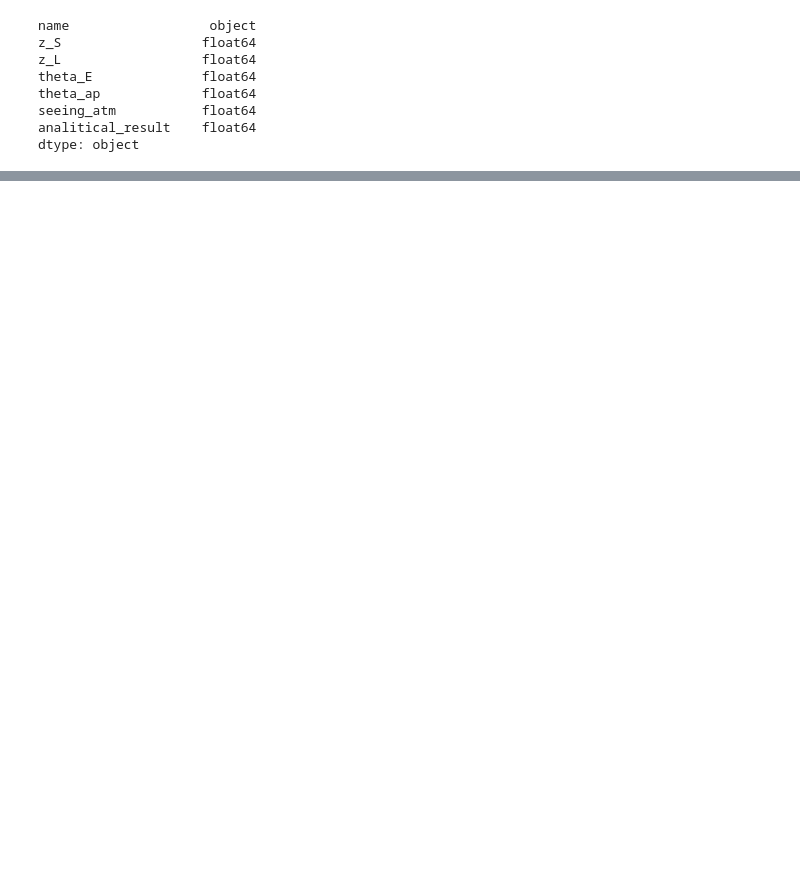
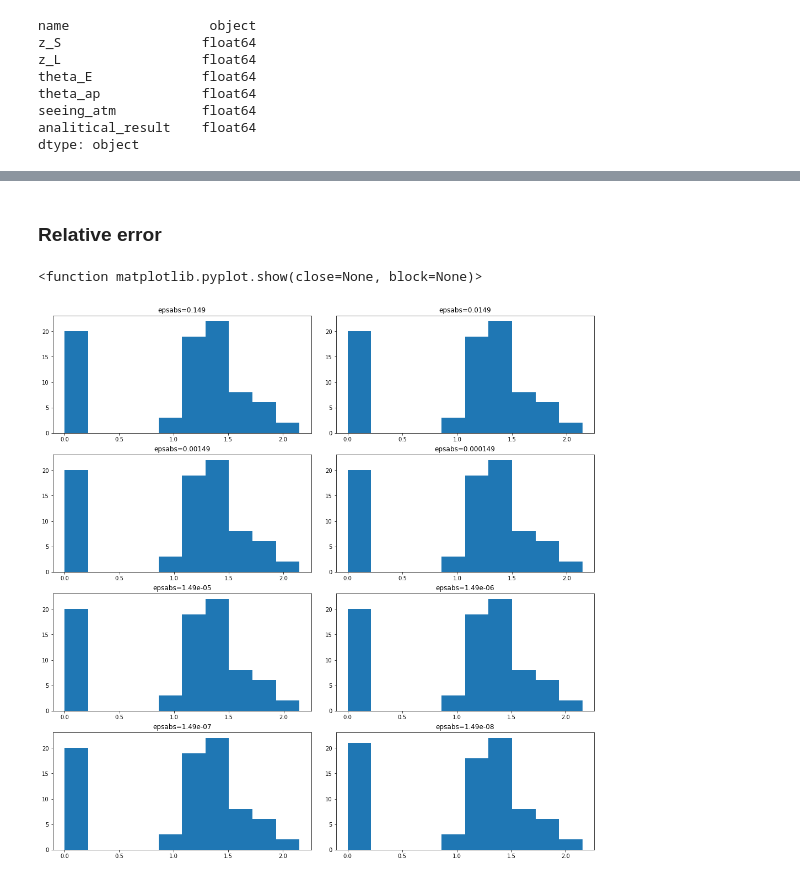
Before and after one commit to CosmoObs/SLtools, a Jupyter notebook: sltools/rings2cosmo/Velocity_dispersion_integrals/performancy_tests.ipynb, the cells around one changed output, grey strips where cells are left out. Saved outputs shown, nothing was run; the diff lists cells and outputs as text; code cells hidden in the pictures; blank space fills up the shorter version.

Commit message:
about the integral in the velocity dispersion, not much, just saving the up untill now progress in the analyses.

```diff
--- a/sltools/rings2cosmo/Velocity_dispersion_integrals/performancy_tests.ipynb
+++ b/sltools/rings2cosmo/Velocity_dispersion_integrals/performancy_tests.ipynb
@@ -168,10 +144,0 @@ So now I will compare the results
-# %%
-df_n04 = numerical[numerical["epsabs"] == 1.49e-04]
-df_n04 = df_n04.set_index('name').join(Analitical.set_index('name'))
-### to calculate the relative error
-errors = []
-
-for i in df_n04.index:
-    errors.append(abs(df_n04['integral_result'][i] - df_n04['analitical_result'][i])/df_n04['analitical_result'][i]*100)
-
-plt.hist(errors)
@@ -185,9 +144,0 @@ plt.hist(errors)
-# %%
-df_n08 = numerical[numerical["epsabs"] == 1.49e-08]
-df_n08 = df_n08.set_index('name').join(Analitical.set_index('name'))
-errors = []
-
-for i in df_n08.index:
-    errors.append(abs(df_n08['integral_result'][i] - df_n08['analitical_result'][i])/df_n08['analitical_result'][i]*100)
-
-plt.hist(errors)
@@ -229,0 +145,3 @@ df_n04.index
+# %%
+full_df = numerical.set_index('name').join(Analitical.set_index('name'))
+full_df.head()
@@ -229,0 +192,26 @@ df_n04.index
+# %% [markdown]
+### Relative error
+# %%
+epsabs = full_df['epsabs'].unique()
+
+hor = 2
+ver = np.int32(len(epsabs)/2)
+
+fig = plt.figure(figsize=(14, 14), constrained_layout=True)
+gs = fig.add_gridspec(ver, hor, left=0.05, right=0.5, wspace=0.05)
+
+i = 0
+
+for v in range(ver):
+    for h in range (hor):
+        filt = (full_df['epsabs'] == epsabs[i])
+        ax = fig.add_subplot(gs[v,h])
+        ax.hist(full_df.loc[filt, 'relative_error'])
+        ax.set_title('epsabs={}'.format(epsabs[i]))
+
+        i = i+1
+
+plt.show
+# %% [output]
+<function matplotlib.pyplot.show(close=None, block=None)>
+[figure, added]
```
Also changed, not shown: parts of 32 cells of this notebook, 1 other file.
